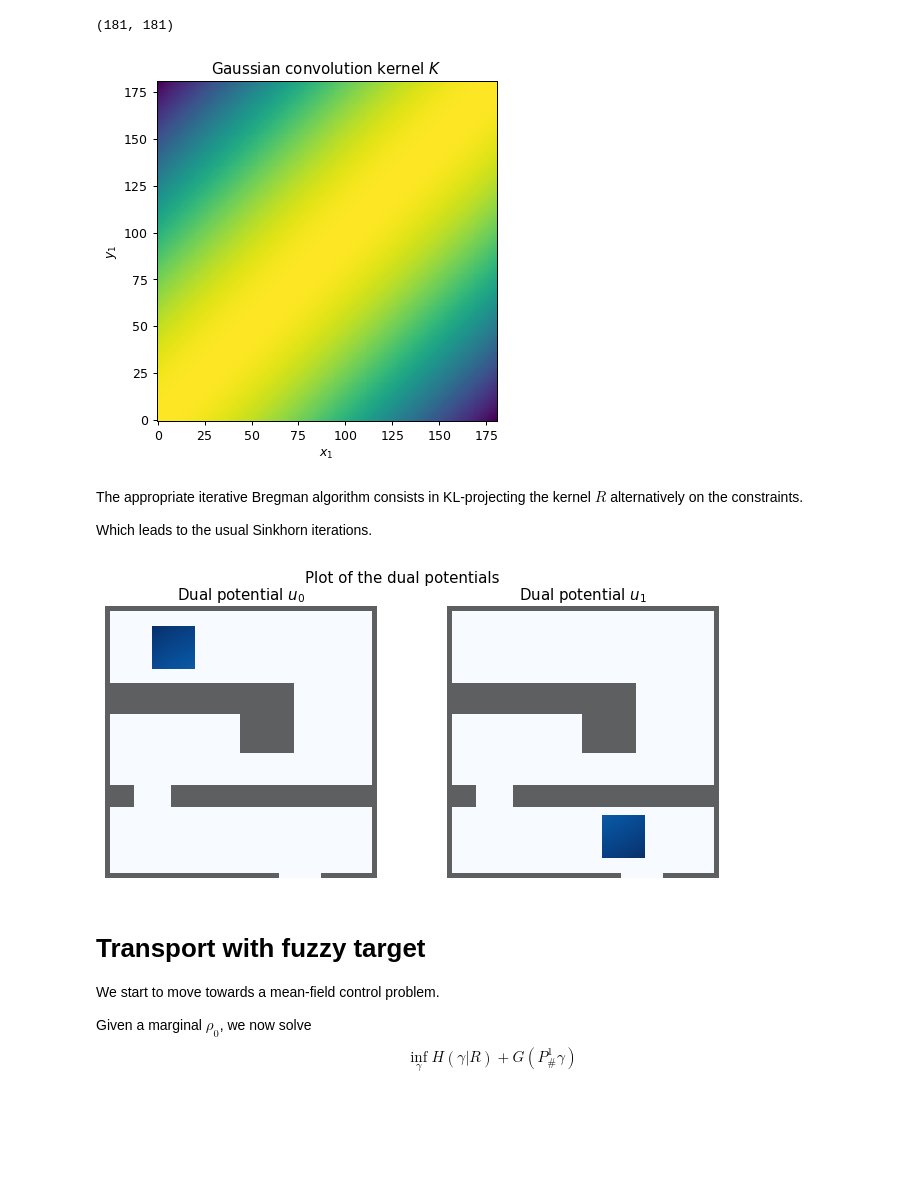
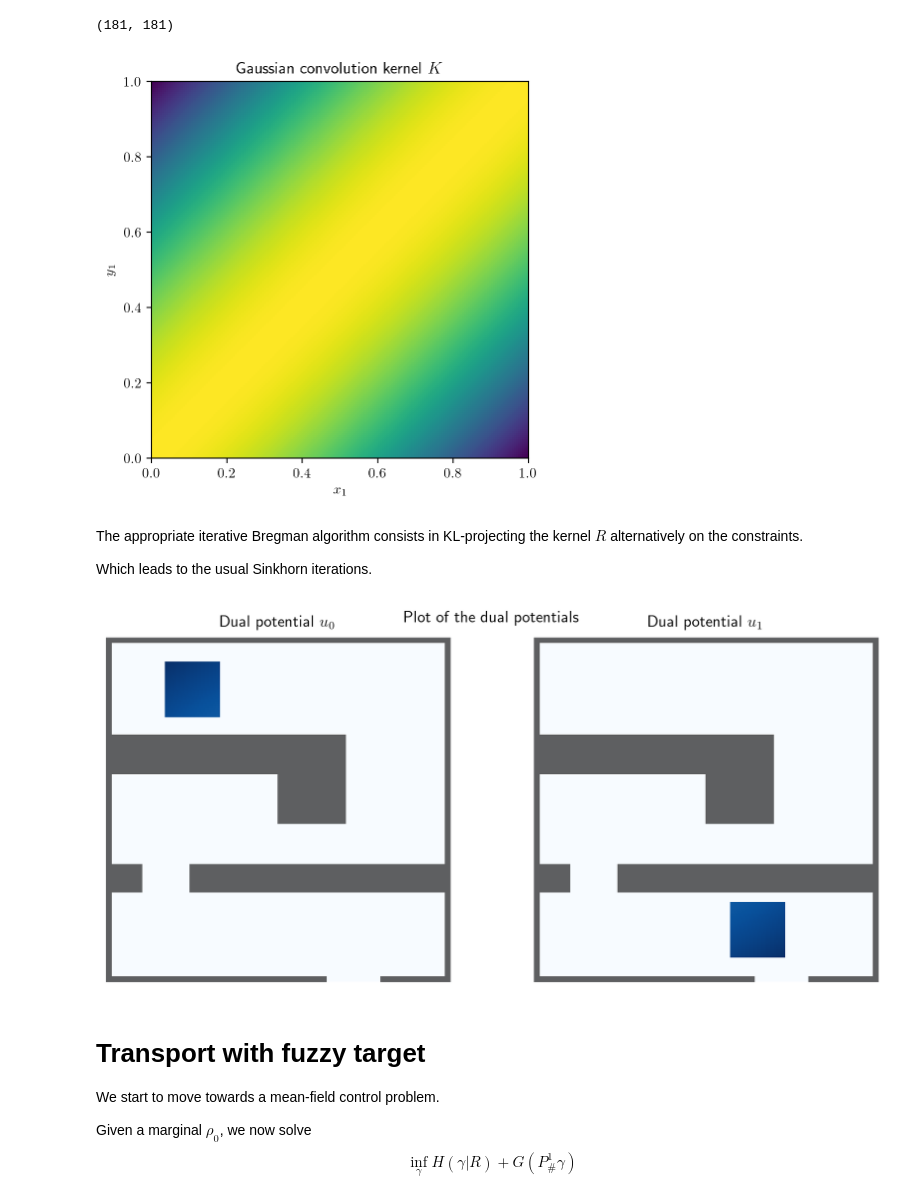
Before and after one commit to ManifoldFR/mva-optimaltransport, a Jupyter notebook: project/room.ipynb, the cells around one changed output. Cells and saved outputs as stored; diff of their text form; code cells hidden in the pictures; blank space fills up the shorter version.

```diff
--- a/project/room.ipynb
+++ b/project/room.ipynb
@@ -17,3 +13,7 @@ print(os.getcwd())
 # %%
+print(os.getcwd())
+
 plt.rcParams['figure.figsize'] = (5, 5)
-plt.rcParams['figure.dpi'] = 90
+plt.rcParams['figure.dpi'] = 100
+plt.rcParams["savefig.dpi"] = 140
+plt.rcParams['text.usetex'] = True
@@ -53,7 +55,7 @@ from utils import plot_domain, plot_measure, send_zero_transparent
 from utils.rooms import room1
 # %%
 # Obstacle domain
-mask = room1(nx, xg, yg)
+mask = room1(xg, yg)
 
 
 obstacle_idx = np.argwhere(mask)
@@ -139,12 +142,13 @@ K1.shape
 # Convolutioned kernel
 K_kernel = lambda x: np.dot(K1 @ x, K1)
 # %%
-plt.imshow(K1, origin='lower', interpolation='none')
+plt.imshow(K1, origin='lower', interpolation='none',
+           extent=[0, xar.max(), 0, xar.max()])
 plt.title("Gaussian convolution kernel $K$")
 plt.xlabel("$x_1$")
 plt.ylabel("$y_1$");
 # %% [output]
-[figure, old version]
+[figure, new version]
 # %% [markdown]
 The appropriate iterative Bregman algorithm consists in KL-projecting the kernel $R$ alternatively on the constraints.
 
@@ -161,20 +165,20 @@ for n in range(n_iter):
 # %%
 plt.figure(frameon=False, figsize=(9,4))
 ax = plt.subplot(121)
 plot_measure(u0, ax, cmap=cm.Blues)
 plot_domain(domain_img, ax)
 ax.set_title("Dual potential $u_0$")
 plt.axis('off');
 
 ax = plt.subplot(122)
 plot_measure(u1, ax, cmap=cm.Blues)
 plot_domain(domain_img, ax)
 ax.set_title("Dual potential $u_1$")
 plt.axis('off');
-
 plt.suptitle("Plot of the dual potentials");
+plt.tight_layout();
 # %% [output]
-[figure, old version]
+[figure, new version]
 # %% [markdown]
 # Transport with fuzzy target
 
```
Also changed, not shown: parts of 23 cells of this notebook, 42 other files.
